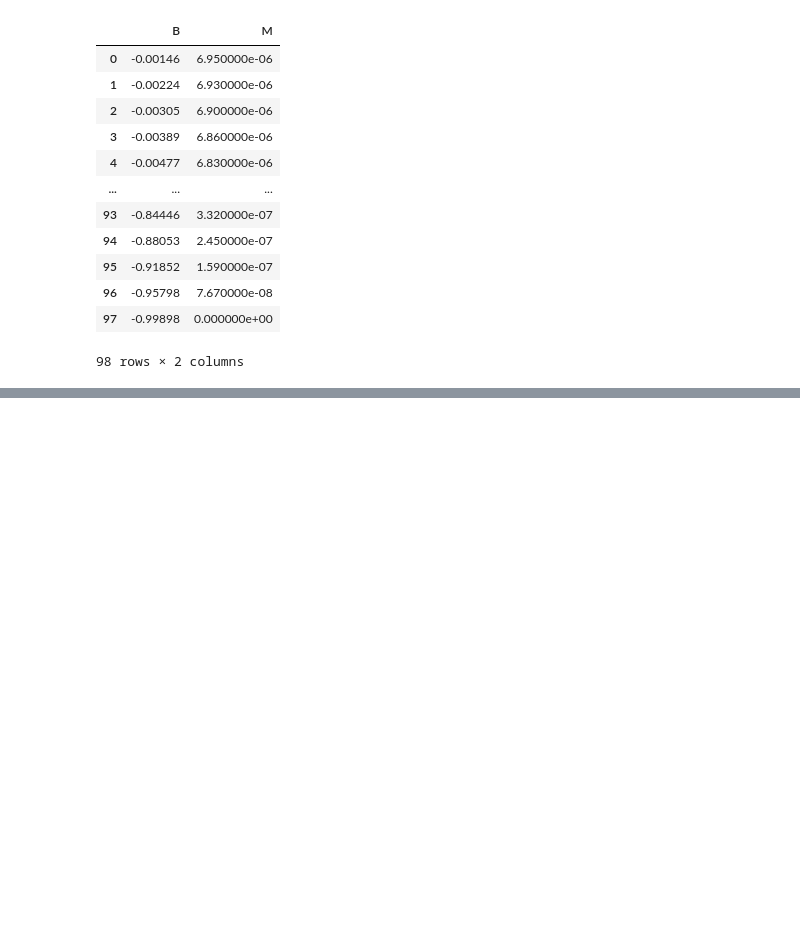
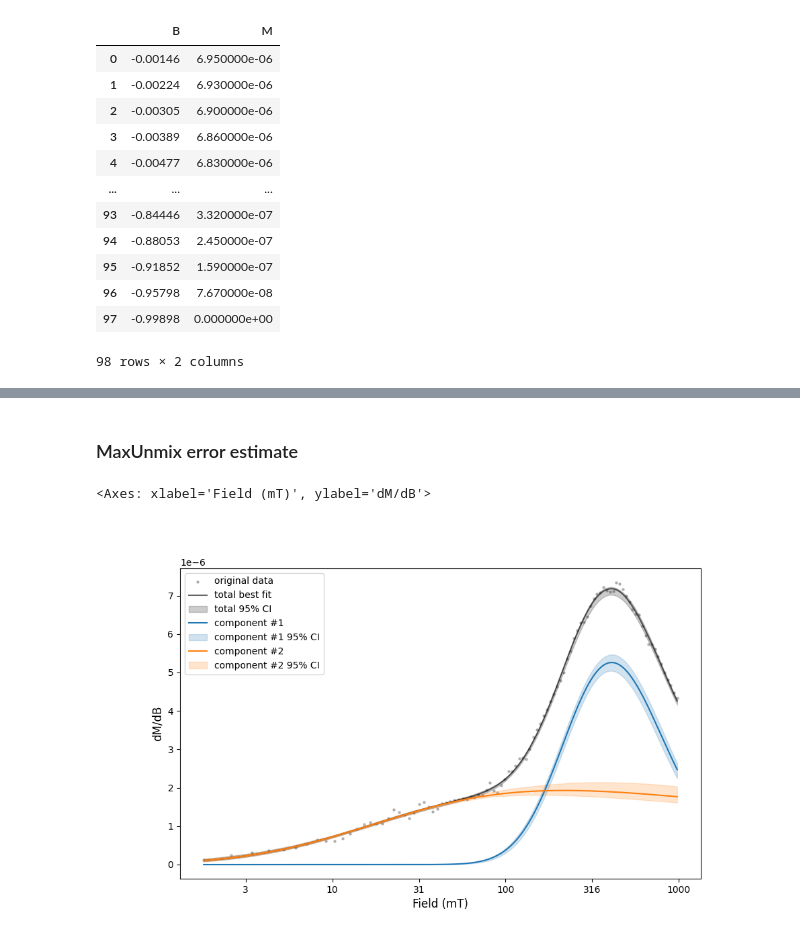
Before and after one commit to PmagPy/RockmagPy-notebooks, a Jupyter notebook: hysteresis_backfield_notebooks/VSM_backfield_unmixing.ipynb, the cells around one changed output, grey strips where cells are left out. Cells and saved outputs as stored; diff of their text form; code cells hidden in the pictures; blank space fills up the shorter version.

```diff
--- a/hysteresis_backfield_notebooks/VSM_backfield_unmixing.ipynb
+++ b/hysteresis_backfield_notebooks/VSM_backfield_unmixing.ipynb
@@ -398,0 +255,9 @@ file_path = save_directory + '/' + file_name
+# %% [markdown]
+### MaxUnmix error estimate
+# %%
+rmag.backfield_MaxUnmix(MaxUmnix_experiment['smoothed_log_dc_field'],
+                    MaxUmnix_experiment['smoothed_magn_mass_shift'],
+                    n_comps=2, parameters=parameters, n_resample=100)
+# %% [output]
+<Axes: xlabel='Field (mT)', ylabel='dM/dB'>
+[figure, added]
```
Also changed, not shown: parts of 17 cells of this notebook.
